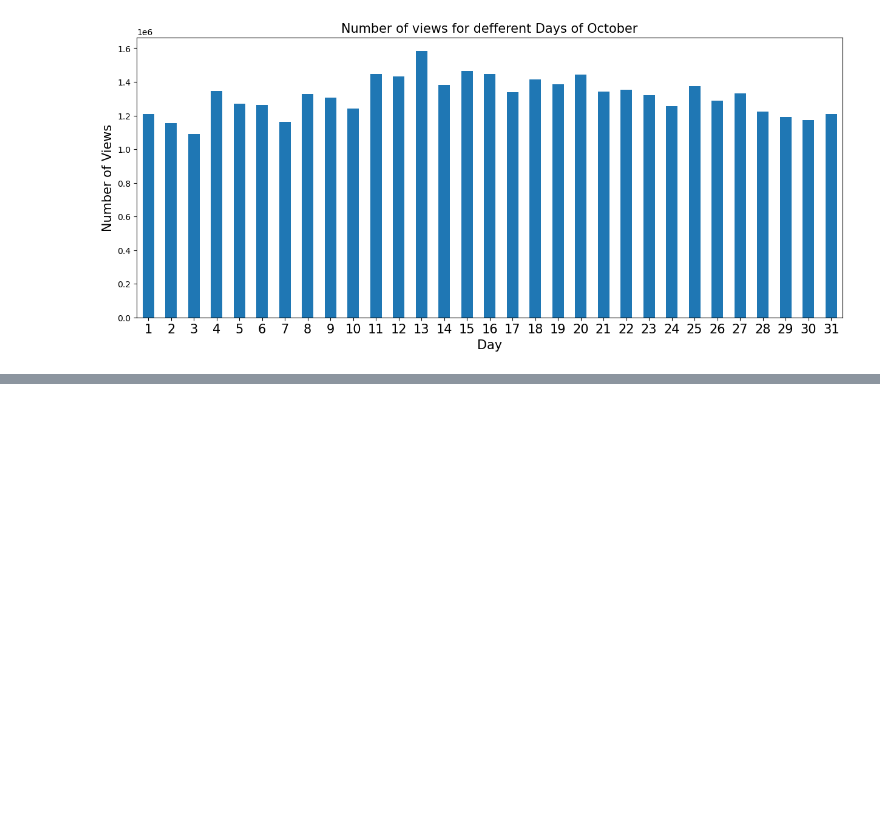
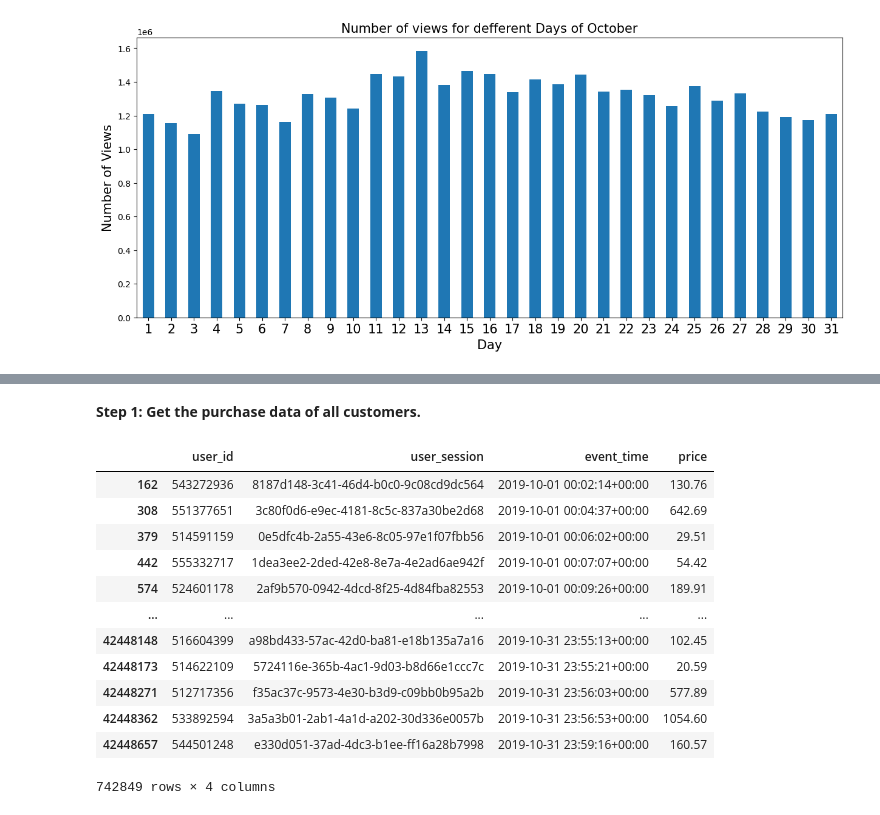
Before and after one commit to ZobaerIslam/Customer-Behavior-Analysis, a Jupyter notebook: customer_behavior_analysis.ipynb, the cells around one changed output, grey strips where cells are left out. Drawn from its saved outputs; the diff is of its cells as text; code cells hidden in the pictures; blank space fills up the shorter version.

```diff
--- a/customer_behavior_analysis.ipynb
+++ b/customer_behavior_analysis.ipynb
@@ -419,0 +437,27 @@ According  to the above analysis, the top brands all include mobile and mobile a
+# %% [markdown]
+**Step 1: Get the purchase data of all customers.**
+# %%
+#Convert the type of event_time column to datetime
+# df['event_time'] = pd.to_datetime(df.event_time)
+
+# Get rows with event_type equals purchase
+purchased = df[df['event_type'] == 'purchase']
+# %%
+# Filter relevant data from Data Frame
+purchased = purchased[['user_id', 'user_session', 'event_time', 'price']]
+
+purchased
+# %% [output]
+|  | user_id | user_session | event_time | price |
+| 162 | 543272936 | 8187d148-3c41-46d4-b0c0-9c08cd9dc564 | 2019-10-01 00:02:14+00:00 | 130.76 |
+| 308 | 551377651 | 3c80f0d6-e9ec-4181-8c5c-837a30be2d68 | 2019-10-01 00:04:37+00:00 | 642.69 |
+| 379 | 514591159 | 0e5dfc4b-2a55-43e6-8c05-97e1f07fbb56 | 2019-10-01 00:06:02+00:00 | 29.51 |
+| 442 | 555332717 | 1dea3ee2-2ded-42e8-8e7a-4e2ad6ae942f | 2019-10-01 00:07:07+00:00 | 54.42 |
+| 574 | 524601178 | 2af9b570-0942-4dcd-8f25-4d84fba82553 | 2019-10-01 00:09:26+00:00 | 189.91 |
+| ... | ... | ... | ... | ... |
+| 42448148 | 516604399 | a98bd433-57ac-42d0-ba81-e18b135a7a16 | 2019-10-31 23:55:13+00:00 | 102.45 |
+| 42448173 | 514622109 | 5724116e-365b-4ac1-9d03-b8d66e1ccc7c | 2019-10-31 23:55:21+00:00 | 20.59 |
+| 42448271 | 512717356 | f35ac37c-9573-4e30-b3d9-c09bb0b95a2b | 2019-10-31 23:56:03+00:00 | 577.89 |
+| 42448362 | 533892594 | 3a5a3b01-2ab1-4a1d-a202-30d336e0057b | 2019-10-31 23:56:53+00:00 | 1054.60 |
+| 42448657 | 544501248 | e330d051-37ad-4dc3-b1ee-ff16a28b7998 | 2019-10-31 23:59:16+00:00 | 160.57 |
+742849 rows × 4 columns
```
Also changed, not shown: parts of 70 cells of this notebook, 1 other file.
